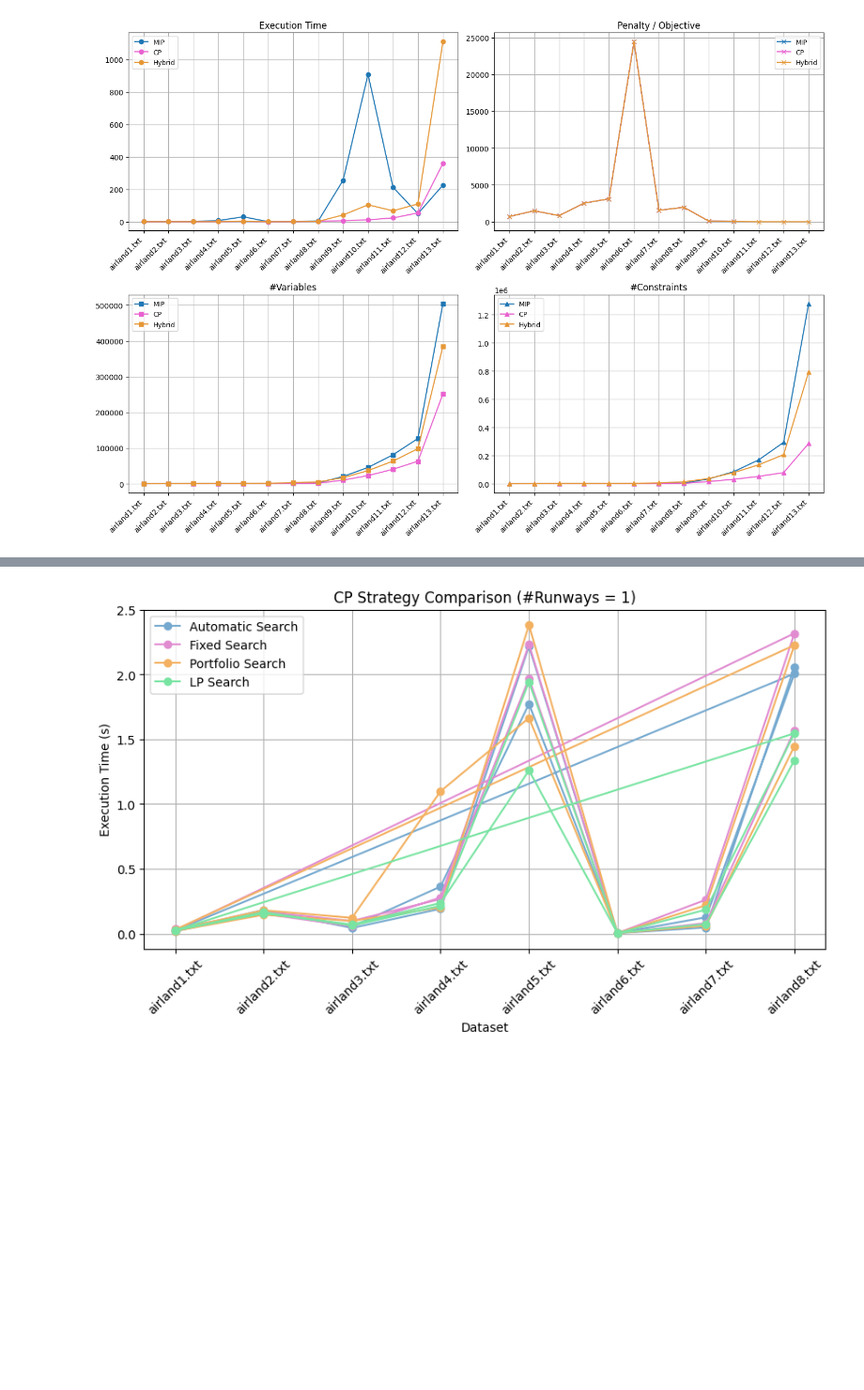
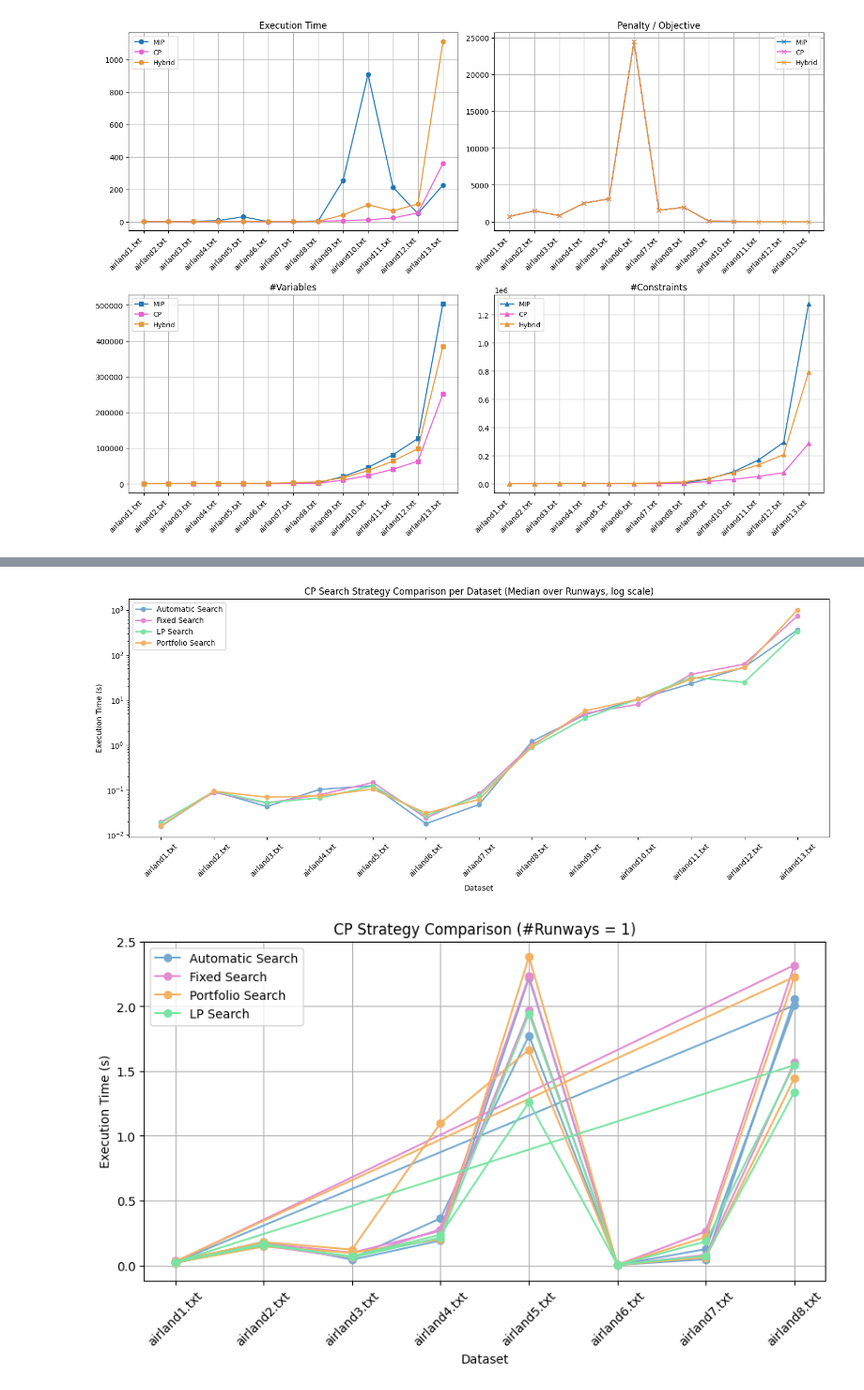
Before and after one commit to Mariana-rc01/ConstraintPlanes, a Jupyter notebook: src/mariana_metrics_plots.ipynb, the cells around one changed output, grey strips where cells are left out. Shown at 94% size. Drawn from its saved outputs; the diff is of its cells as text; code cells hidden in the pictures; blank space fills up the shorter version.

```diff
--- a/src/mariana_metrics_plots.ipynb
+++ b/src/mariana_metrics_plots.ipynb
@@ -622 +662,69 @@ plt.show()
+# %%
+import numpy as np
+import matplotlib.pyplot as plt
+import re
+
+solver_colors = {"MIP": "#1f77b4", "CP": "#e961d0", "Hybrid": "#e69736"}
+markers = {"MIP": "o", "CP": "s", "Hybrid": "^"}
+strategy_colors = {"Automatic Search": "#75a9cf",
+                   "Fixed Search": "#e18cd1",
+                   "Portfolio Search": "#f3b161",
+                   "LP Search": "#79e4a2"}
+
+# Filtrar CP
+cp_data = df_selected[df_selected["Solver"] == "CP"]
+
+# Agregar por Dataset + Strategy (mediana sobre runways)
+df_ds_strategy = (
+    cp_data
+    .groupby(["Dataset", "Strategy"])["Time (s)"]
+    .median()
+    .reset_index()
+)
+
+# Ordenar datasets (airland1, airland2, ...)
+def dataset_sort_key(name):
+    m = re.search(r"airland(\d+)", name)
+    return int(m.group(1)) if m else 0
+
+datasets = sorted(df_ds_strategy["Dataset"].unique(), key=dataset_sort_key)
+strategies = df_ds_strategy["Strategy"].unique()
+
+x = np.arange(len(datasets))
+
+fig, ax = plt.subplots(figsize=(14, 6))
+
+for strategy in strategies:
+    strat_data = (
+        df_ds_strategy[df_ds_strategy["Strategy"] == strategy]
+        .set_index("Dataset")
+        .reindex(datasets)
+    )
+
+    ax.plot(
+        x,
+        strat_data["Time (s)"],
+        marker="o",
+        linewidth=2,
+        label=strategy,
+        color=strategy_colors[strategy]
+    )
+
+# Log scale
+ax.set_yscale("log")
+
+ax.set_xticks(x)
+ax.set_xticklabels(datasets, rotation=45)
+
+ax.set_xlabel("Dataset")
+ax.set_ylabel("Execution Time (s)")
+ax.set_title("CP Search Strategy Comparison per Dataset (Median over Runways, log scale)")
+
+ax.legend()
+ax.grid(True, which="both", linestyle="", alpha=0.6)
+
+fig.tight_layout()
+plt.show()
+# %% [output]
+[figure, added]
 # %%
```
Also changed, not shown: parts of 4 cells of this notebook.
